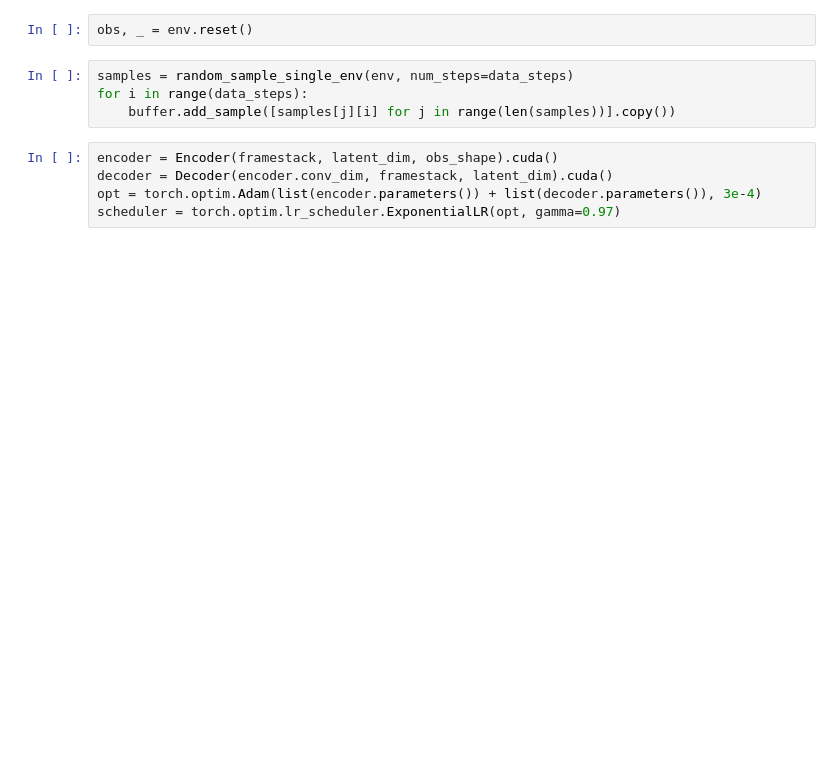
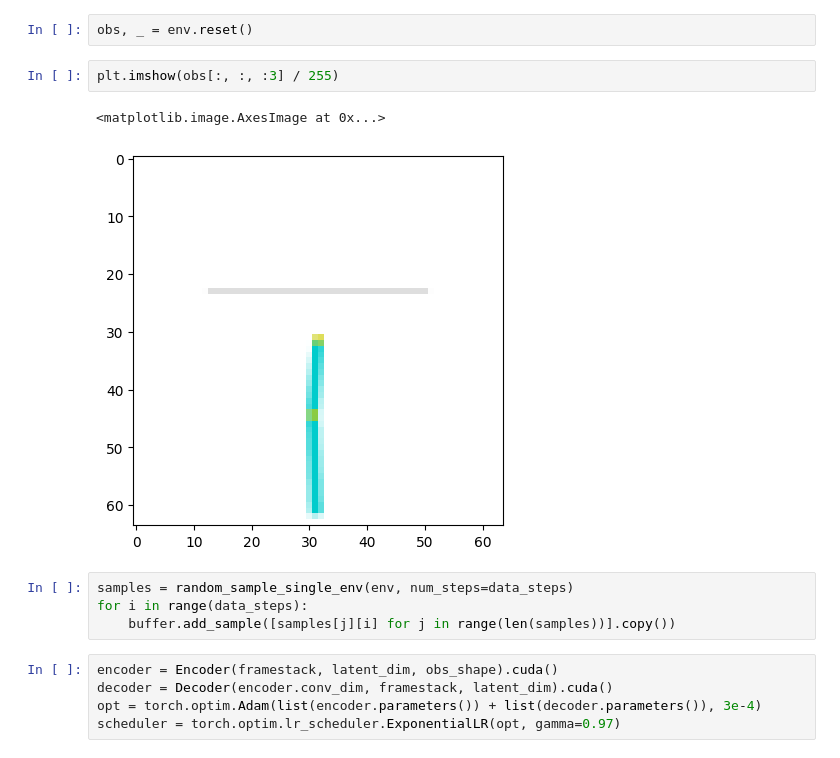
Before and after one commit to antony-zhao/RLTesting, a Jupyter notebook: rltesting/fvd_experiments/testing.ipynb, the cells around one changed output. Drawn from its saved outputs; the diff is of its cells as text; blank space fills up the shorter version.

```diff
--- a/rltesting/fvd_experiments/testing.ipynb
+++ b/rltesting/fvd_experiments/testing.ipynb
@@ -30,6 +38,11 @@ dtypes = [np.uint8, np.float32, np.float32, np.float32]
 buffer = ReplayBuffer(buffer_shapes, dtypes, buffer_size=data_steps)
 # %%
 obs, _ = env.reset()
+# %%
+plt.imshow(obs[:, :, :3] / 255)
+# %% [output]
+<matplotlib.image.AxesImage at 0x...>
+[figure, added]
 # %%
 samples = random_sample_single_env(env, num_steps=data_steps)
 for i in range(data_steps):
```
Also changed, not shown: parts of 9 cells of this notebook, 8 other files.
